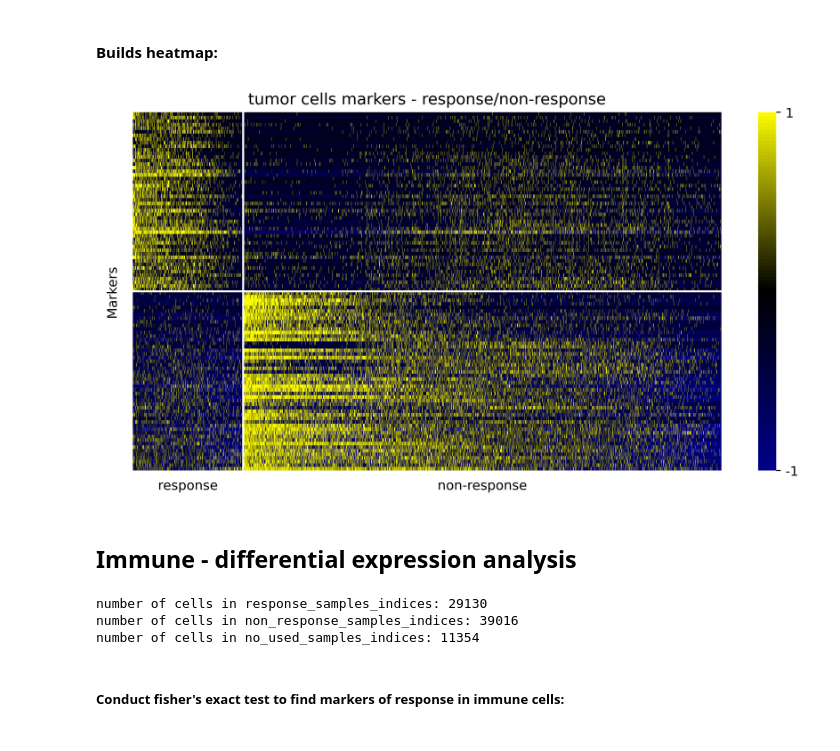
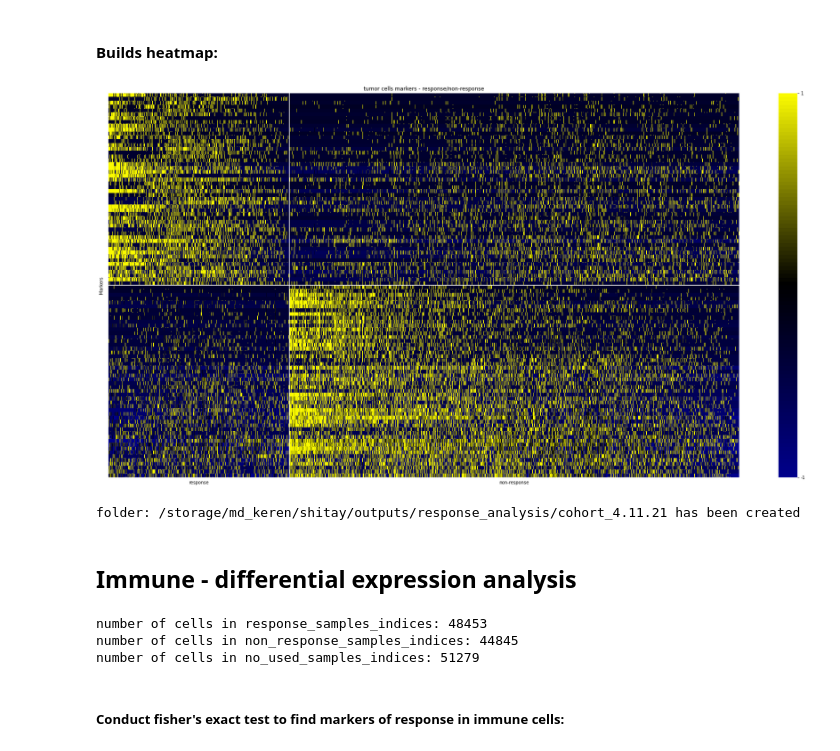
Before and after one commit to ItayShlosberg/classifying-response-to-immunotherapy, a Jupyter notebook: data_analysis/SERVER_NBS/RESPONSE_ANALYSIS/response_analysis.ipynb, the cells around one changed output. Drawn from its saved outputs; the diff is of its cells as text; code cells hidden in the pictures.

Commit message:
Mostly clinical table. a lot of data analysis

```diff
--- a/data_analysis/SERVER_NBS/RESPONSE_ANALYSIS/response_analysis.ipynb
+++ b/data_analysis/SERVER_NBS/RESPONSE_ANALYSIS/response_analysis.ipynb
@@ -110,0 +47,4 @@ melanoma_clinical_data.head(5)
+# %%
+melanoma_clinical_data = get_clinical_data(71)#ICI=True, after_biopsy='ICI')
+res_melanoma_clinical_data = melanoma_clinical_data.set_index('Patient id')
+melanoma_clinical_data.head(5)
@@ -126,7 +78,8 @@ number no label samples: 7
 #### Loads tumor & immune cohort:
 # %%
 # tumor_path = r'/storage/md_keren/shitay/Data/droplet_seq/cohort/normalized/5.21/cohort_normalized_24.5.21.pkl'
-COHORT_PATH = r'/storage/md_keren/shitay/Data/droplet_seq/cohort/normalized/6.21/cohort_normalized_26.6.21.pkl'
+# COHORT_PATH = r'/storage/md_keren/shitay/Data/droplet_seq/cohort/normalized/6.21/cohort_normalized_26.6.21.pkl'
+COHORT_PATH = r'/storage/md_keren/shitay/Data/droplet_seq/M97_M173/cohort/normalized/4.11.21/cohort_normalized_4.11.21_protein_coding_genes.pkl'
 
 # tumor_cohort = pickle.load(open(tumor_path, 'rb'))
 cohort = pickle.load(open(COHORT_PATH, 'rb'))
@@ -182,36 +135,40 @@ arr_heatmap = scipy.stats.zscore(arr_heatmap, axis=0, ddof=1)
 # %%
 cmap = pickle.load(open(r'/storage/md_keren/shitay/outputs/clustering/immune/heatmap/colorbar.pkl', 'rb'))
 fig, ax = plt.subplots(1)
-fig.set_size_inches(10, 5)
+# fig.set_size_inches(10, 5)
+fig.set_size_inches(32, 16)
 
 sb_out = sb.heatmap(arr_heatmap.T, vmin=-1, vmax=1, cmap=cmap);
 cbar = sb_out.collections[0].colorbar
 cbar.set_ticks([-1, 1])
 cbar.set_ticklabels([-1, 1])
 
 
 sb_out.set_xticks([int(response_samples_tumor_cells.number_of_cells/2), response_samples_tumor_cells.number_of_cells+int(non_response_samples_tumor_cells.number_of_cells/2) ]) # <--- set the ticks first
 sb_out.set_xticklabels(['response', 'non-response'], rotation='horizontal')
 
 
 # sb_out.set(xticklabels=[])
 sb_out.set(yticklabels=[])
 sb_out.tick_params(bottom=False, left=False)
 
 ax.axhline(number_of_markers, color='white')
 ax.axvline(response_samples_tumor_cells.number_of_cells, color='white')
 ax.set_title(f"tumor cells markers - response/non-response");
 # ax.set_xlabel('response            non-response');
 ax.set_ylabel('Markers');
 # %% [output]
-[figure, old version]
+[figure, new version]
 # %%
-FOLDER_PATH = r'/storage/md_keren/shitay/outputs/response_analysis'
+FOLDER_PATH = r'/storage/md_keren/shitay/outputs/response_analysis/cohort_4.11.21'
 FILE_NAME = r'tumor_cells_marker_heatmap.png'
 
+create_folder(FOLDER_PATH)
 fig.savefig(join(FOLDER_PATH, FILE_NAME))
 response_markers.to_excel(join(FOLDER_PATH, r'response_tumor_markers.xlsx'))
 non_response_markers.to_excel(join(FOLDER_PATH, r'non_response_tumor_markers.xlsx'))
+# %% [output]
+folder: /storage/md_keren/shitay/outputs/response_analysis/cohort_4.11.21 has been created
 # %% [markdown]
 ## Immune - differential expression analysis
 # %%
@@ -226,9 +183,9 @@ print(f'number of cells in no_used_samples_indices: {sum(no_used_samples_indices
 response_samples_immune_cells = immune_cohort[response_samples_indices]
 non_response_samples_immune_cells = immune_cohort[non_response_samples_indices]
 # %% [output]
-number of cells in response_samples_indices: 29130
-number of cells in non_response_samples_indices: 39016
-number of cells in no_used_samples_indices: 11354
+number of cells in response_samples_indices: 48453
+number of cells in non_response_samples_indices: 44845
+number of cells in no_used_samples_indices: 51279
 # %% [markdown]
 ##### Conduct fisher's exact test to find markers of response in immune cells:
 # %%
```
Also changed, not shown: parts of 44 cells of this notebook, 15 other files.
